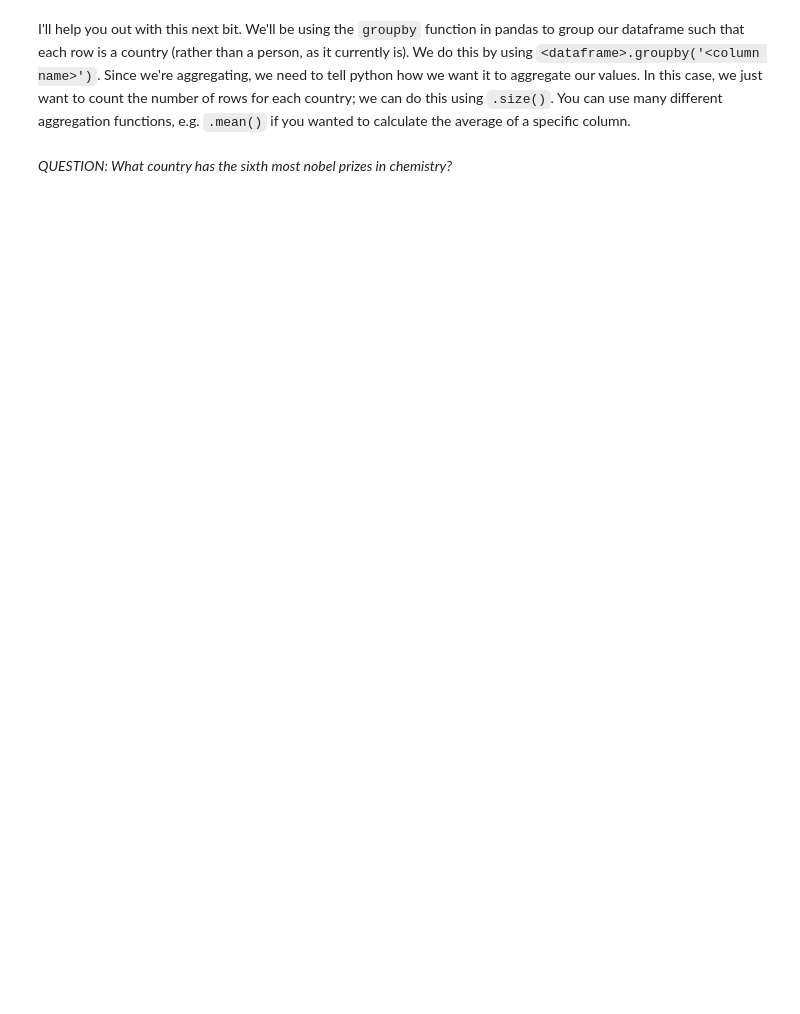
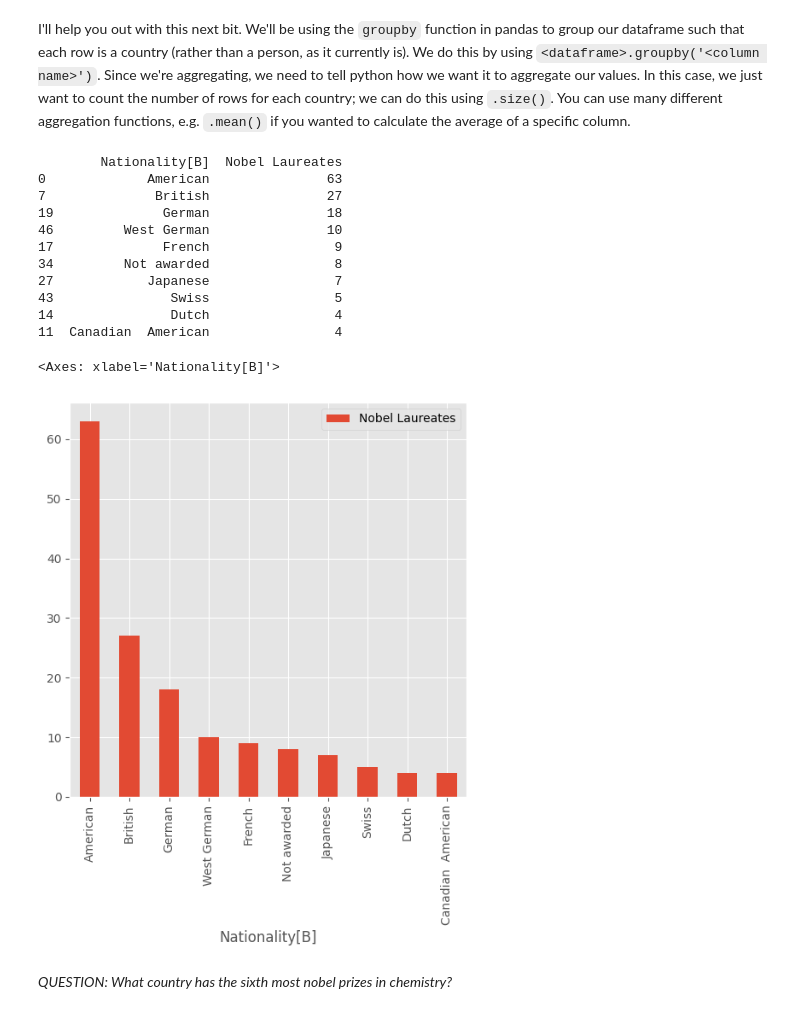
Before and after one commit to rebeccaastaix/QM2, a Jupyter notebook: notebooks/W02. Pandas.ipynb, the cells around one changed output. Drawn from its saved outputs; the diff is of its cells as text; code cells hidden in the pictures; blank space fills up the shorter version.

```diff
--- a/notebooks/W02. Pandas.ipynb
+++ b/notebooks/W02. Pandas.ipynb
@@ -424,3 +448,14 @@ Using the following URL https://en.wikipedia.org/wiki/List_of_Nobel_laureates_in
 # scrape the table of Nobel Laureates in Chemistry using read_html. remember, this gives us a LIST of dataframes! lets call this list chem_tables
 
 # select the first dataframe from this list and call it chem
+# %%
+# Let's scrape the table
+url='https://en.wikipedia.org/wiki/List_of_Nobel_laureates_in_Chemistry'
+
+chem_tables=pandas.read_html(url)
+
+
+# Selecting the first dataframe from this list and calling it chem
+
+chem=chem_tables[0]
+chem
@@ -429,8 +478,36 @@ I'll help you out with this next bit. We'll be using the `groupby` function in p
 # %%
 # create a new dataframe called 'country' in which each row is a country, and the values represent the number of nobel laureates.
 
+country = chem.groupby('Nationality[B]').size().reset_index(name='Nobel Laureates')
+country.head(10)
+
 # now sort it in descending order
+country.sort_values(by='Nobel Laureates', ascending=False).head(10)
+print(country.sort_values(by='Nobel Laureates', ascending=False).head(10))
 
 # finally, plot the top 10 countries
+import pandas
+import pylab
+import matplotlib.pyplot as plt
+# make the plots a little wider by default
+%matplotlib inline
+plt.style.use('ggplot')
+
+pylab.rcParams['figure.figsize'] = (6., 6.)
+country.sort_values(by='Nobel Laureates', ascending=False).head(10).plot.bar(x='Nationality[B]', y='Nobel Laureates')
+# %% [output]
+        Nationality[B]  Nobel Laureates
+0             American               63
+7              British               27
+19              German               18
+46         West German               10
+17              French                9
+34         Not awarded                8
+27            Japanese                7
+43               Swiss                5
+14               Dutch                4
+11  Canadian  American                4
+<Axes: xlabel='Nationality[B]'>
+[figure, added]
 # %% [markdown]
 *QUESTION: What country has the sixth most nobel prizes in chemistry?*
```
Also changed, not shown: parts of 4 cells of this notebook.
